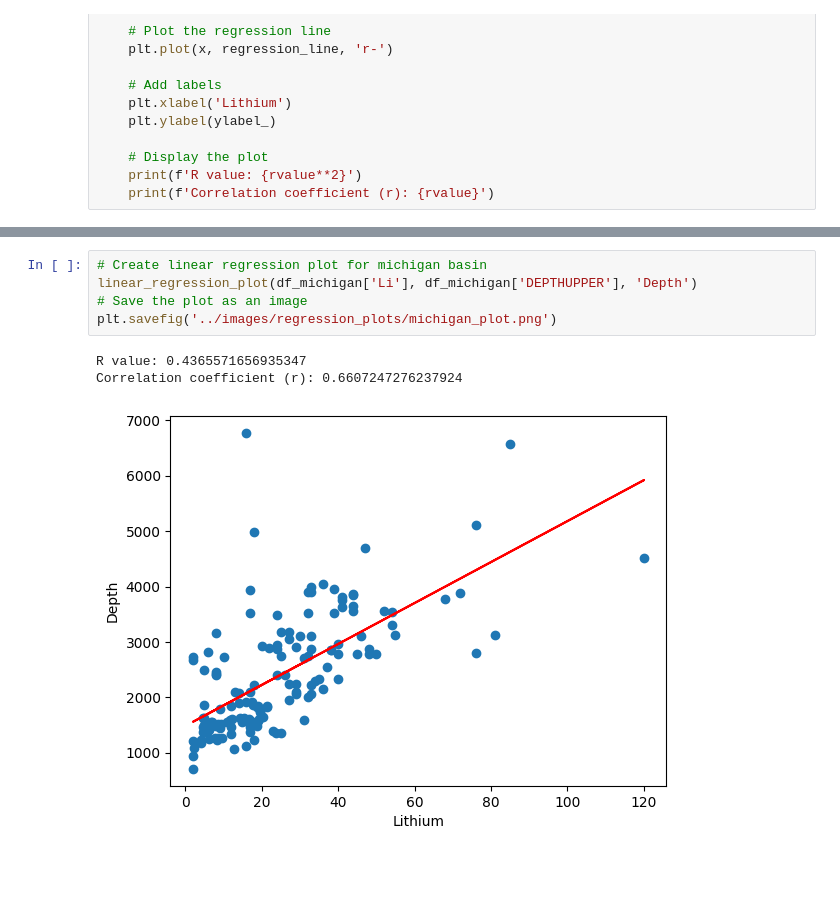
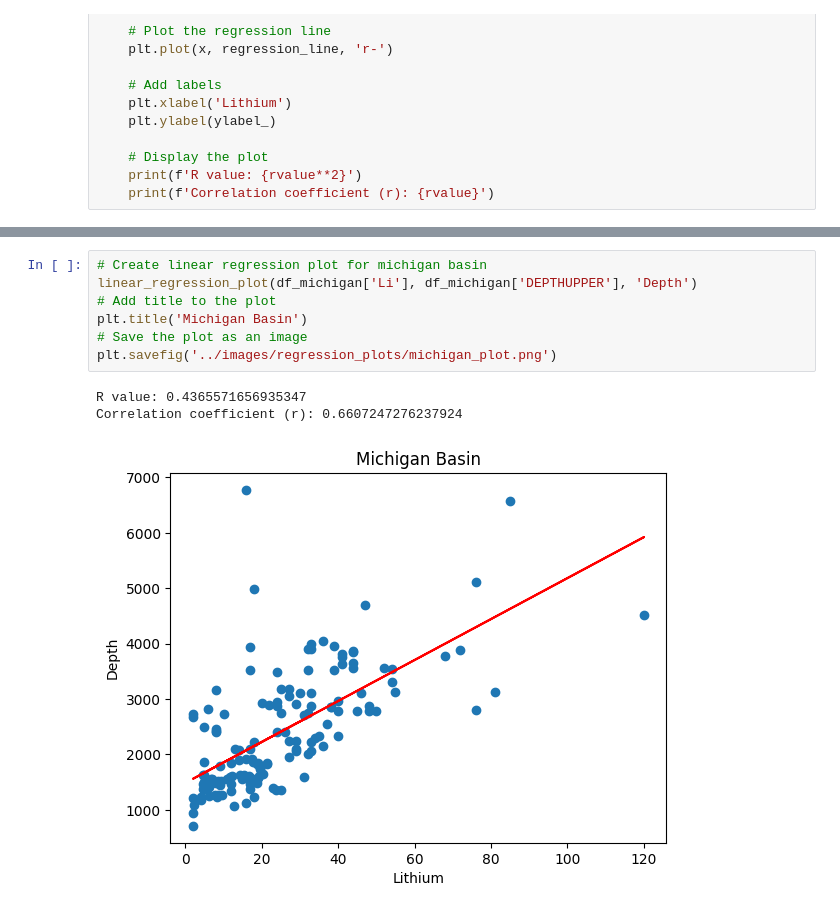
Before and after one commit to bsvab/produced-water-chemistry, a Jupyter notebook: notebooks/produced_water_chemistry-alejandro.ipynb, the cells around one changed output, grey strips where cells are left out. Drawn from its saved outputs; the diff is of its cells as text; blank space fills up the shorter version.

```diff
--- a/notebooks/produced_water_chemistry-alejandro.ipynb
+++ b/notebooks/produced_water_chemistry-alejandro.ipynb
@@ -383,12 +393,14 @@ Correlation coefficient (r): 0.4398349670567345
 # %%
 # Create linear regression plot for michigan basin
 linear_regression_plot(df_michigan['Li'], df_michigan['DEPTHUPPER'], 'Depth')
+# Add title to the plot
+plt.title('Michigan Basin')
 # Save the plot as an image
 plt.savefig('../images/regression_plots/michigan_plot.png')
 # %% [output]
 R value: 0.4365571656935347
 Correlation coefficient (r): 0.6607247276237924
-[figure, old version]
+[figure, new version]
 # %%
 # Create linear regression plot for oklahoma platform basin
 linear_regression_plot(df_oklahoma_platform['Li'], df_oklahoma_platform['DEPTHUPPER'], 'Depth')
```
Also changed, not shown: parts of 9 cells of this notebook, 10 other files.
